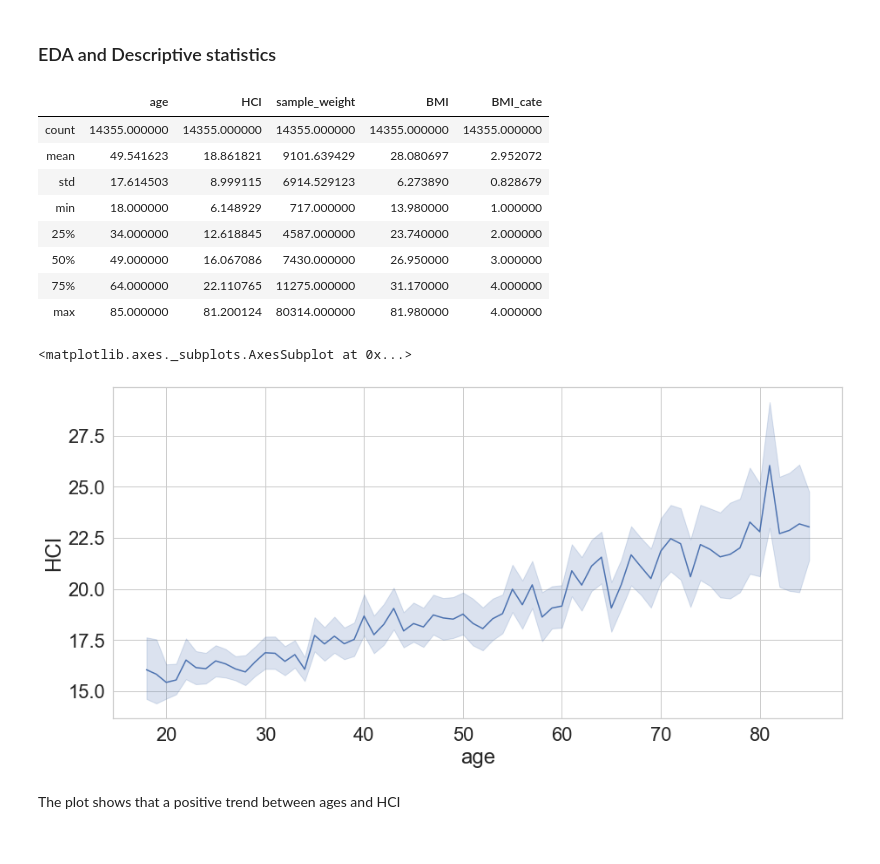
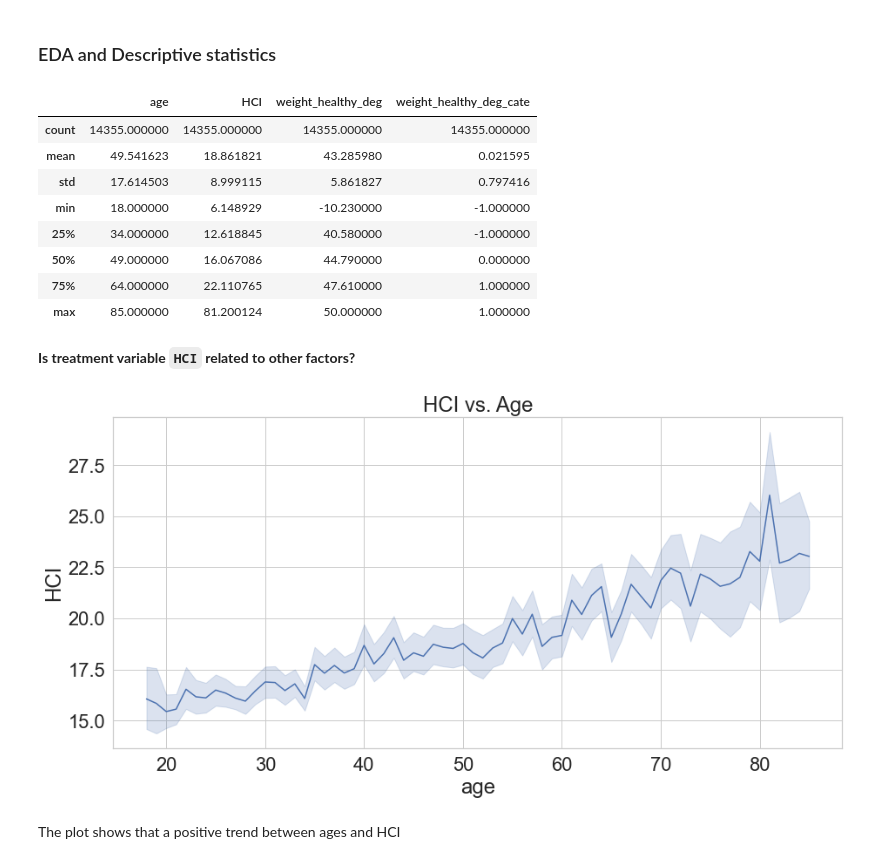
Before and after one commit to RosiePeng1/COGS108-Project, a Jupyter notebook: EDACheckpointGroup_Sp23_cogs108project.ipynb, the cells around one changed output. Drawn from its saved outputs; the diff is of its cells as text; code cells hidden in the pictures.

Commit message:
address feedback; update plots

```diff
--- a/EDACheckpointGroup_Sp23_cogs108project.ipynb
+++ b/EDACheckpointGroup_Sp23_cogs108project.ipynb
@@ -384,23 +380,32 @@ Carry out EDA on your dataset(s); Describe in this section
 # %% [markdown]
 ### EDA and Descriptive statistics
 # %%
-data_cl[["age","HCI","sample_weight","BMI","BMI_cate"]].describe()
+data_cl[["age","HCI","weight_healthy_deg","weight_healthy_deg_cate"]].describe()
 # %% [output]
-|  | age | HCI | sample_weight | BMI | BMI_cate |
-| count | 14355.000000 | 14355.000000 | 14355.000000 | 14355.000000 | 14355.000000 |
-| mean | 49.541623 | 18.861821 | 9101.639429 | 28.080697 | 2.952072 |
-| std | 17.614503 | 8.999115 | 6914.529123 | 6.273890 | 0.828679 |
-| min | 18.000000 | 6.148929 | 717.000000 | 13.980000 | 1.000000 |
-| 25% | 34.000000 | 12.618845 | 4587.000000 | 23.740000 | 2.000000 |
-| 50% | 49.000000 | 16.067086 | 7430.000000 | 26.950000 | 3.000000 |
-| 75% | 64.000000 | 22.110765 | 11275.000000 | 31.170000 | 4.000000 |
-| max | 85.000000 | 81.200124 | 80314.000000 | 81.980000 | 4.000000 |
+|  | age | HCI | weight_healthy_deg | weight_healthy_deg_cate |
+| count | 14355.000000 | 14355.000000 | 14355.000000 | 14355.000000 |
+| mean | 49.541623 | 18.861821 | 43.285980 | 0.021595 |
+| std | 17.614503 | 8.999115 | 5.861827 | 0.797416 |
+| min | 18.000000 | 6.148929 | -10.230000 | -1.000000 |
+| 25% | 34.000000 | 12.618845 | 40.580000 | -1.000000 |
+| 50% | 49.000000 | 16.067086 | 44.790000 | 0.000000 |
+| 75% | 64.000000 | 22.110765 | 47.610000 | 1.000000 |
+| max | 85.000000 | 81.200124 | 50.000000 | 1.000000 |
+# %%
+# Preparations for visualization
+
+df_plot = data_cl.copy()
+df_plot['sex'] = df_plot['sex'].replace({1:'Male', 2:'Female'})
+temp = {1:'Northeast', 2:'North Central/Midwest',3: 'South', 4:'West'}
+df_plot['region'] = df_plot['region'].replace(temp)
+# %% [markdown]
+<b>Is treatment variable `HCI` related to other factors?</b>
 # %%
 plt.figure(figsize=(15, 7))
-sns.lineplot(x = "age", y= "HCI", data = data_cl)
+sns.lineplot(x = "age", y= "HCI", data = df_plot)
+plt.title("HCI vs. Age");
 # %% [output]
-<matplotlib.axes._subplots.AxesSubplot at 0x...>
-[figure, old version]
+[figure, new version]
 # %% [markdown]
 The plot shows that a positive trend between ages and HCI
 # %%
```
Also changed, not shown: parts of 15 cells of this notebook.
